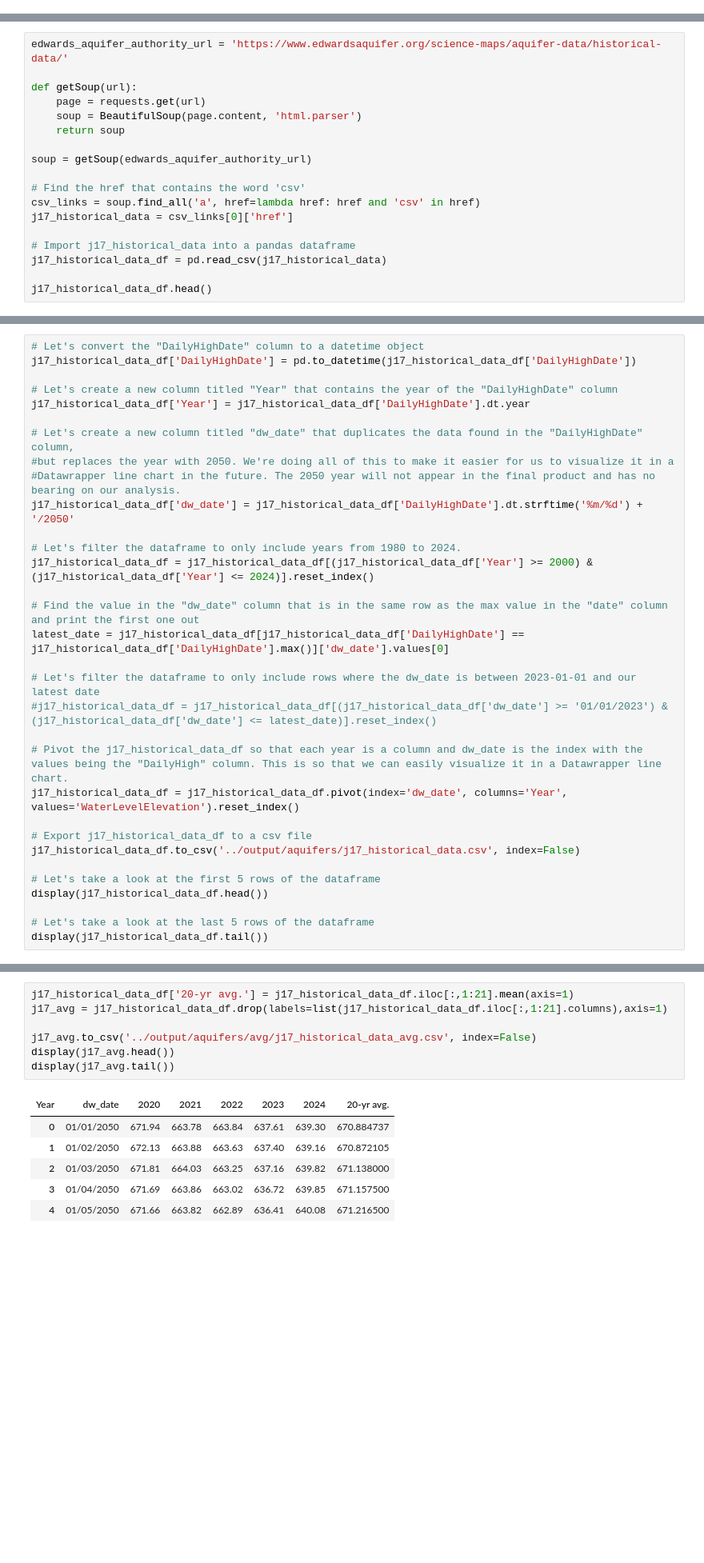
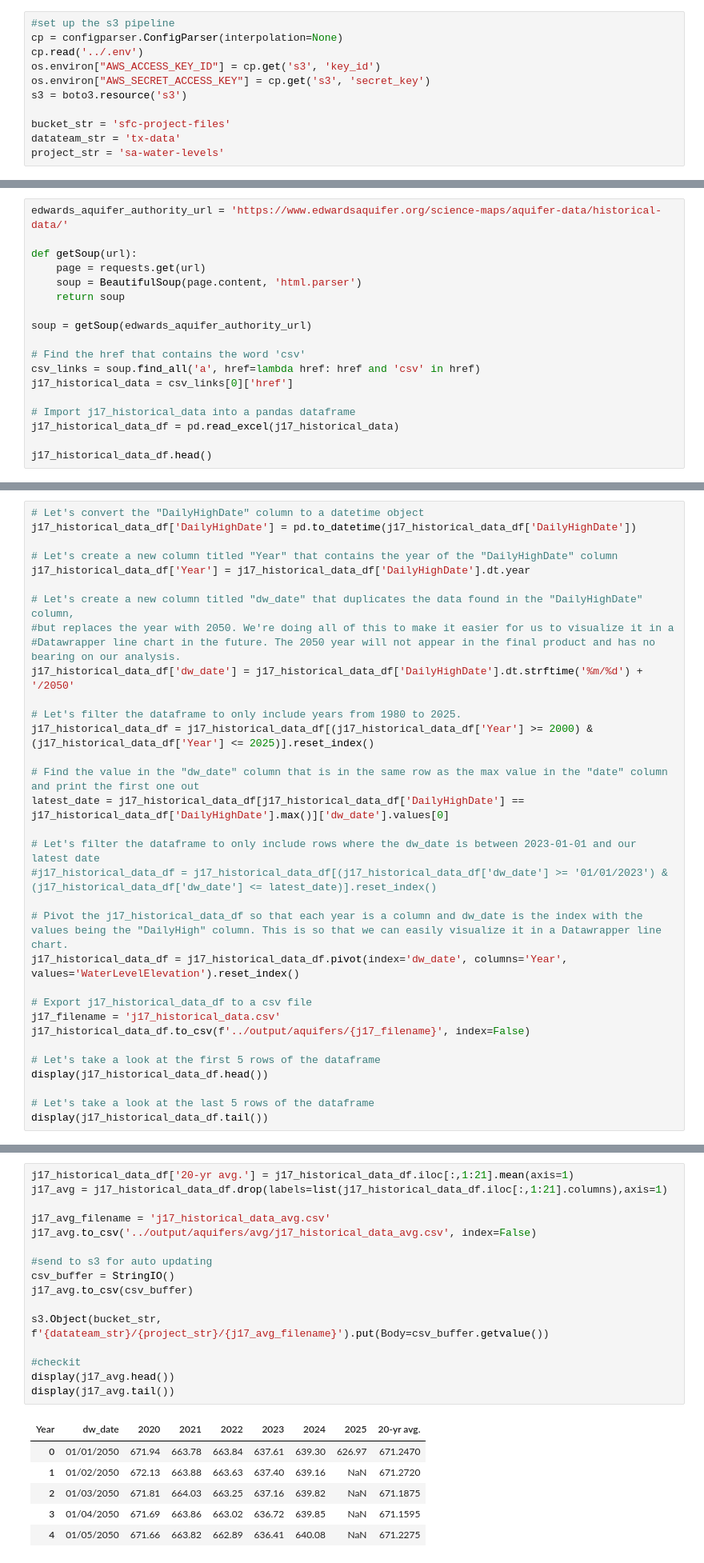
Before and after one commit to Houston-Chronicle/sa-water-levels, a Jupyter notebook: notebooks/collect-data.ipynb, the cells around one changed output, grey strips where cells are left out. Shown: that part at 80% size. Cells and saved outputs as stored; diff of their text form; blank space fills up the shorter version.

```diff
--- a/notebooks/collect-data.ipynb
+++ b/notebooks/collect-data.ipynb
@@ -26,5 +31,16 @@ import pandas as pd
 # We use this library to streamline the process of downloading data from the USGS
 import dataretrieval.nwis as nwis
+# %%
+#set up the s3 pipeline
+cp = configparser.ConfigParser(interpolation=None)
+cp.read('../.env')
+os.environ["AWS_ACCESS_KEY_ID"] = cp.get('s3', 'key_id')
+os.environ["AWS_SECRET_ACCESS_KEY"] = cp.get('s3', 'secret_key')
+s3 = boto3.resource('s3')
+
+bucket_str = 'sfc-project-files'
+datateam_str = 'tx-data'
+project_str = 'sa-water-levels'
 # %% [markdown]
 ## Edwards Aquifer water levels
 
@@ -44,7 +60,7 @@ csv_links = soup.find_all('a', href=lambda href: href and 'csv' in href)
 j17_historical_data = csv_links[0]['href']
 
 # Import j17_historical_data into a pandas dataframe
-j17_historical_data_df = pd.read_csv(j17_historical_data)
+j17_historical_data_df = pd.read_excel(j17_historical_data)
 
 j17_historical_data_df.head()
 # %% [output]
@@ -68,8 +84,8 @@ j17_historical_data_df['Year'] = j17_historical_data_df['DailyHighDate'].dt.year
 #Datawrapper line chart in the future. The 2050 year will not appear in the final product and has no bearing on our analysis.
 j17_historical_data_df['dw_date'] = j17_historical_data_df['DailyHighDate'].dt.strftime('%m/%d') + '/2050'
 
-# Let's filter the dataframe to only include years from 1980 to 2024.
-j17_historical_data_df = j17_historical_data_df[(j17_historical_data_df['Year'] >= 2000) & (j17_historical_data_df['Year'] <= 2024)].reset_index()
+# Let's filter the dataframe to only include years from 1980 to 2025.
+j17_historical_data_df = j17_historical_data_df[(j17_historical_data_df['Year'] >= 2000) & (j17_historical_data_df['Year'] <= 2025)].reset_index()
 
 # Find the value in the "dw_date" column that is in the same row as the max value in the "date" column and print the first one out
 latest_date = j17_historical_data_df[j17_historical_data_df['DailyHighDate'] == j17_historical_data_df['DailyHighDate'].max()]['dw_date'].values[0]
@@ -81,7 +97,8 @@ latest_date = j17_historical_data_df[j17_historical_data_df['DailyHighDate'] ==
 j17_historical_data_df = j17_historical_data_df.pivot(index='dw_date', columns='Year', values='WaterLevelElevation').reset_index()
 
 # Export j17_historical_data_df to a csv file
-j17_historical_data_df.to_csv('../output/aquifers/j17_historical_data.csv', index=False)
+j17_filename = 'j17_historical_data.csv'
+j17_historical_data_df.to_csv(f'../output/aquifers/{j17_filename}', index=False)
 
 # Let's take a look at the first 5 rows of the dataframe
 display(j17_historical_data_df.head())
@@ -108,14 +125,23 @@ We are also going ot do a 20-year daily average between 2000 and 2020. This is g
 # %%
 j17_historical_data_df['20-yr avg.'] = j17_historical_data_df.iloc[:,1:21].mean(axis=1)
 j17_avg = j17_historical_data_df.drop(labels=list(j17_historical_data_df.iloc[:,1:21].columns),axis=1)
 
+j17_avg_filename = 'j17_historical_data_avg.csv'
 j17_avg.to_csv('../output/aquifers/avg/j17_historical_data_avg.csv', index=False)
+
+#send to s3 for auto updating
+csv_buffer = StringIO()
+j17_avg.to_csv(csv_buffer)
+
+s3.Object(bucket_str, f'{datateam_str}/{project_str}/{j17_avg_filename}').put(Body=csv_buffer.getvalue())
+
+#checkit
 display(j17_avg.head())
 display(j17_avg.tail())
 # %% [output]
-| Year | dw_date | 2020 | 2021 | 2022 | 2023 | 2024 | 20-yr avg. |
-| 0 | 01/01/2050 | 671.94 | 663.78 | 663.84 | 637.61 | 639.30 | 670.884737 |
-| 1 | 01/02/2050 | 672.13 | 663.88 | 663.63 | 637.40 | 639.16 | 670.872105 |
-| 2 | 01/03/2050 | 671.81 | 664.03 | 663.25 | 637.16 | 639.82 | 671.138000 |
-| 3 | 01/04/2050 | 671.69 | 663.86 | 663.02 | 636.72 | 639.85 | 671.157500 |
-| 4 | 01/05/2050 | 671.66 | 663.82 | 662.89 | 636.41 | 640.08 | 671.216500 |
+| Year | dw_date | 2020 | 2021 | 2022 | 2023 | 2024 | 2025 | 20-yr avg. |
+| 0 | 01/01/2050 | 671.94 | 663.78 | 663.84 | 637.61 | 639.30 | 626.97 | 671.2470 |
+| 1 | 01/02/2050 | 672.13 | 663.88 | 663.63 | 637.40 | 639.16 | NaN | 671.2720 |
+| 2 | 01/03/2050 | 671.81 | 664.03 | 663.25 | 637.16 | 639.82 | NaN | 671.1875 |
+| 3 | 01/04/2050 | 671.69 | 663.86 | 663.02 | 636.72 | 639.85 | NaN | 671.1595 |
+| 4 | 01/05/2050 | 671.66 | 663.82 | 662.89 | 636.41 | 640.08 | NaN | 671.2275 |
```
Also changed, not shown: parts of 11 cells of this notebook, 25 other files.
